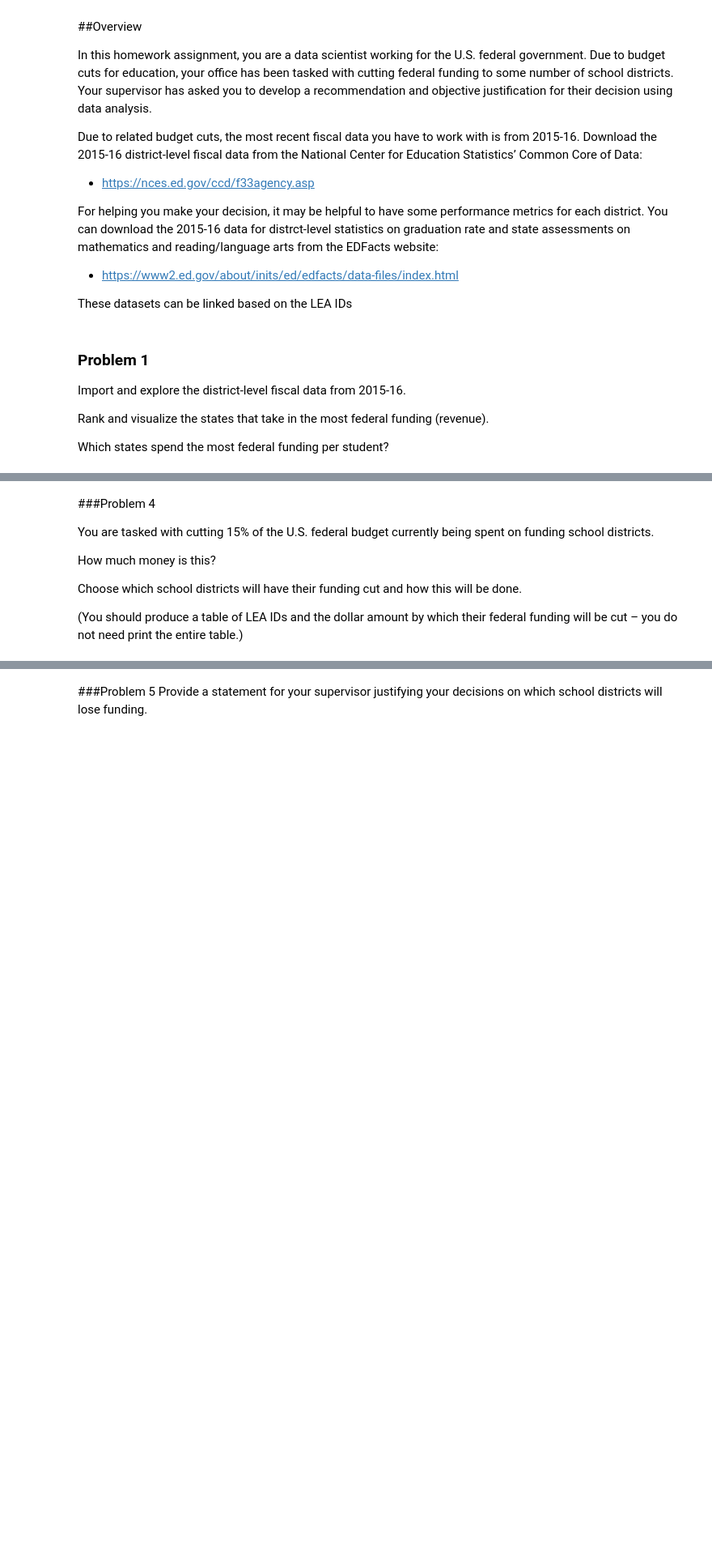
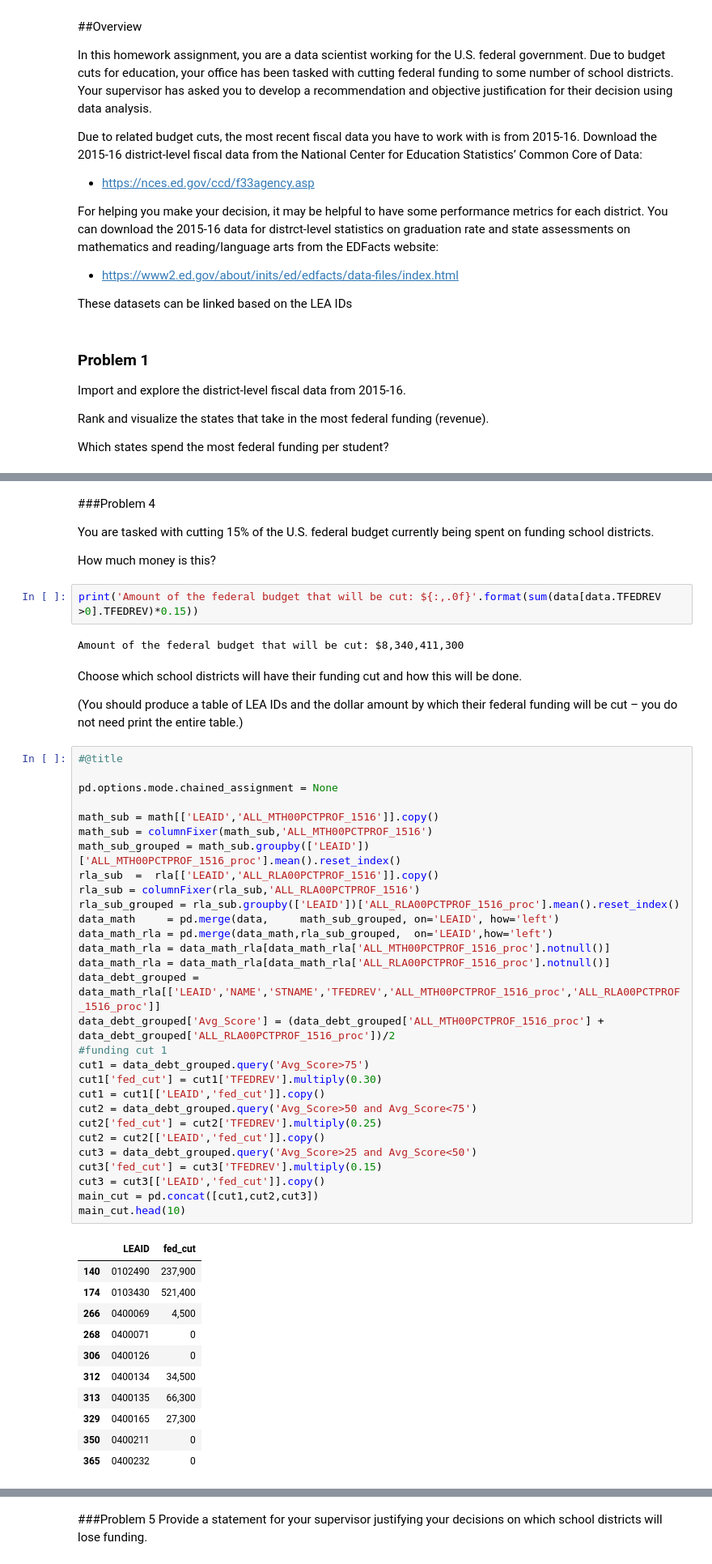
Before and after one commit to prathwishshetty/DS5500_HW_3, a Jupyter notebook: DS5500_HW_3.ipynb, the cells around one changed output, grey strips where cells are left out. Shown at 81% size. Drawn from its saved outputs; the diff is of its cells as text; blank space fills up the shorter version.

```diff
--- a/DS5500_HW_3.ipynb
+++ b/DS5500_HW_3.ipynb
@@ -110,11 +215,56 @@ Use it to process and then visualize the distribution of a performance metric of
+# %% [markdown]
+###Problem 4
+
+You are tasked with cutting 15% of the U.S. federal budget currently being spent on funding school districts.
+
+How much money is this?
+# %%
+print('Amount of the federal budget that will be cut: ${:,.0f}'.format(sum(data[data.TFEDREV >0].TFEDREV)*0.15))
+# %% [output]
+Amount of the federal budget that will be cut: $8,340,411,300
 # %% [markdown]
-###Problem 4
-
-You are tasked with cutting 15% of the U.S. federal budget currently being spent on funding school districts.
-
-How much money is this?
-
 Choose which school districts will have their funding cut and how this will be done.
 
 (You should produce a table of LEA IDs and the dollar amount by which their federal funding will be cut –
 you do not need print the entire table.)
+# %%
+#@title
+
+pd.options.mode.chained_assignment = None
+
+math_sub = math[['LEAID','ALL_MTH00PCTPROF_1516']].copy()
+math_sub = columnFixer(math_sub,'ALL_MTH00PCTPROF_1516')
+math_sub_grouped = math_sub.groupby(['LEAID'])['ALL_MTH00PCTPROF_1516_proc'].mean().reset_index()
+rla_sub  =  rla[['LEAID','ALL_RLA00PCTPROF_1516']].copy()
+rla_sub = columnFixer(rla_sub,'ALL_RLA00PCTPROF_1516')
+rla_sub_grouped = rla_sub.groupby(['LEAID'])['ALL_RLA00PCTPROF_1516_proc'].mean().reset_index()
+data_math     = pd.merge(data,     math_sub_grouped, on='LEAID', how='left')
+data_math_rla = pd.merge(data_math,rla_sub_grouped,  on='LEAID',how='left')
+data_math_rla = data_math_rla[data_math_rla['ALL_MTH00PCTPROF_1516_proc'].notnull()]
+data_math_rla = data_math_rla[data_math_rla['ALL_RLA00PCTPROF_1516_proc'].notnull()]
+data_debt_grouped = data_math_rla[['LEAID','NAME','STNAME','TFEDREV','ALL_MTH00PCTPROF_1516_proc','ALL_RLA00PCTPROF_1516_proc']]
+data_debt_grouped['Avg_Score'] = (data_debt_grouped['ALL_MTH00PCTPROF_1516_proc'] + data_debt_grouped['ALL_RLA00PCTPROF_1516_proc'])/2
+#funding cut 1
+cut1 = data_debt_grouped.query('Avg_Score>75')
+cut1['fed_cut'] = cut1['TFEDREV'].multiply(0.30)
+cut1 = cut1[['LEAID','fed_cut']].copy()
+cut2 = data_debt_grouped.query('Avg_Score>50 and Avg_Score<75')
+cut2['fed_cut'] = cut2['TFEDREV'].multiply(0.25)
+cut2 = cut2[['LEAID','fed_cut']].copy()
+cut3 = data_debt_grouped.query('Avg_Score>25 and Avg_Score<50')
+cut3['fed_cut'] = cut3['TFEDREV'].multiply(0.15)
+cut3 = cut3[['LEAID','fed_cut']].copy()
+main_cut = pd.concat([cut1,cut2,cut3])
+main_cut.head(10)
+# %% [output]
+|  | LEAID | fed_cut |
+| 140 | 0102490 | 237,900 |
+| 174 | 0103430 | 521,400 |
+| 266 | 0400069 | 4,500 |
+| 268 | 0400071 | 0 |
+| 306 | 0400126 | 0 |
+| 312 | 0400134 | 34,500 |
+| 313 | 0400135 | 66,300 |
+| 329 | 0400165 | 27,300 |
+| 350 | 0400211 | 0 |
+| 365 | 0400232 | 0 |
```
Also changed, not shown: parts of 18 cells of this notebook.
